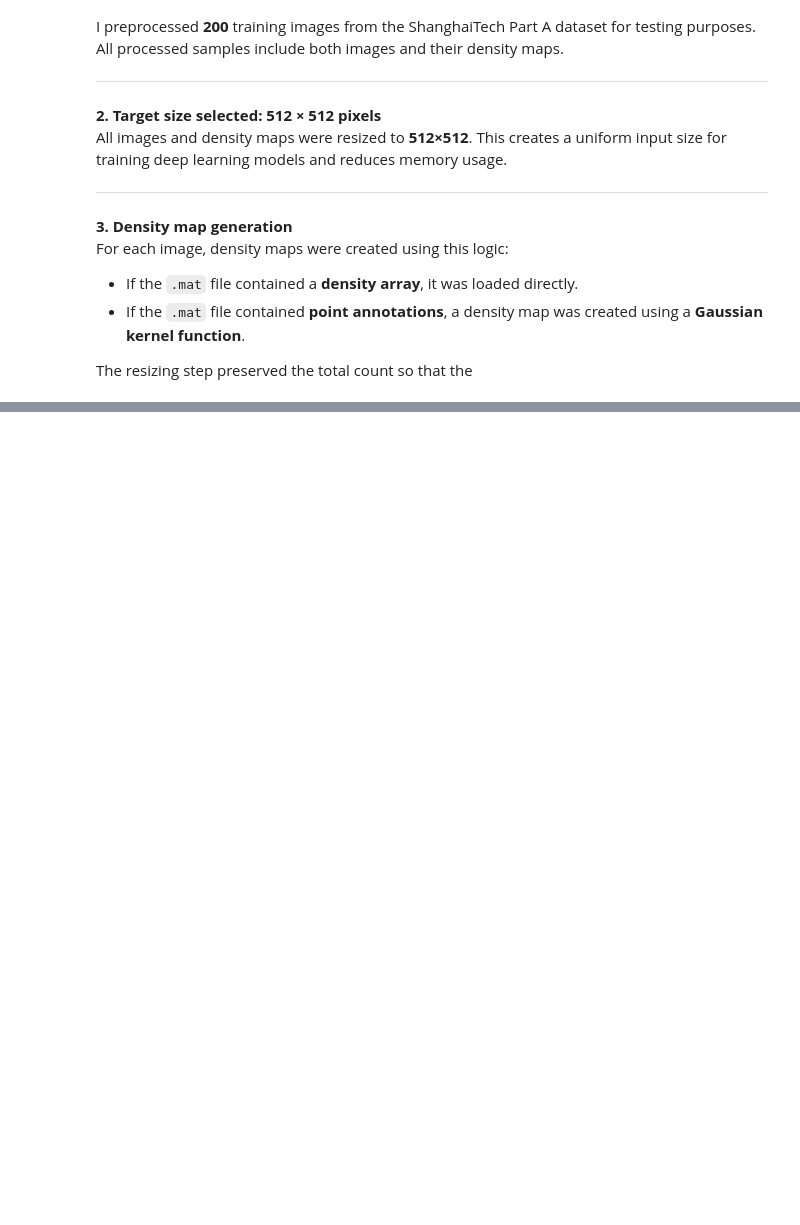
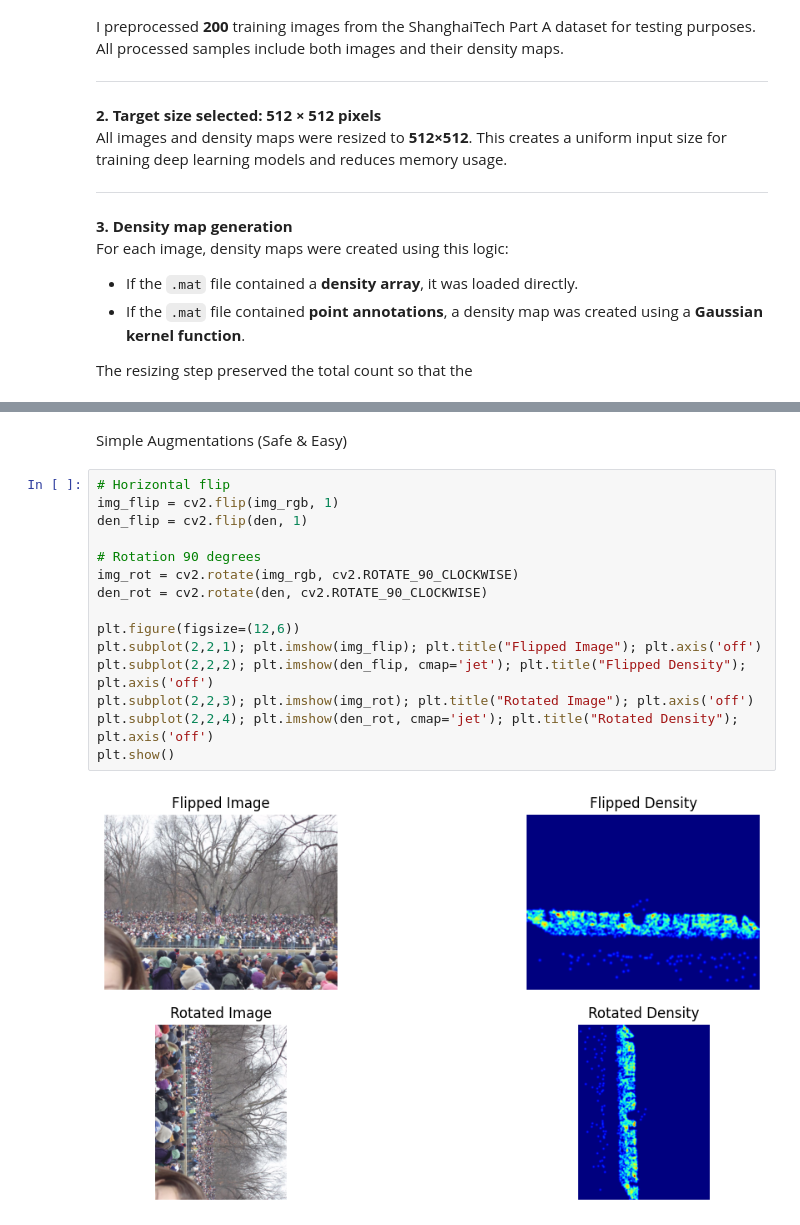
Before and after one commit to GKSJ-Deepvision/AI-DeepVision, a Jupyter notebook: preprocessing.ipynb, the cells around one changed output, grey strips where cells are left out. Cells and saved outputs as stored; diff of their text form; blank space fills up the shorter version.

```diff
--- a/preprocessing.ipynb
+++ b/preprocessing.ipynb
@@ -281,0 +552,19 @@ The resizing step preserved the total count so that the
+# %% [markdown]
+Simple Augmentations (Safe & Easy)
+# %%
+# Horizontal flip
+img_flip = cv2.flip(img_rgb, 1)
+den_flip = cv2.flip(den, 1)
+
+# Rotation 90 degrees
+img_rot = cv2.rotate(img_rgb, cv2.ROTATE_90_CLOCKWISE)
+den_rot = cv2.rotate(den, cv2.ROTATE_90_CLOCKWISE)
+
+plt.figure(figsize=(12,6))
+plt.subplot(2,2,1); plt.imshow(img_flip); plt.title("Flipped Image"); plt.axis('off')
+plt.subplot(2,2,2); plt.imshow(den_flip, cmap='jet'); plt.title("Flipped Density"); plt.axis('off')
+plt.subplot(2,2,3); plt.imshow(img_rot); plt.title("Rotated Image"); plt.axis('off')
+plt.subplot(2,2,4); plt.imshow(den_rot, cmap='jet'); plt.title("Rotated Density"); plt.axis('off')
+plt.show()
+# %% [output]
+[figure, added]
```
Also changed, not shown: parts of 13 cells of this notebook.
